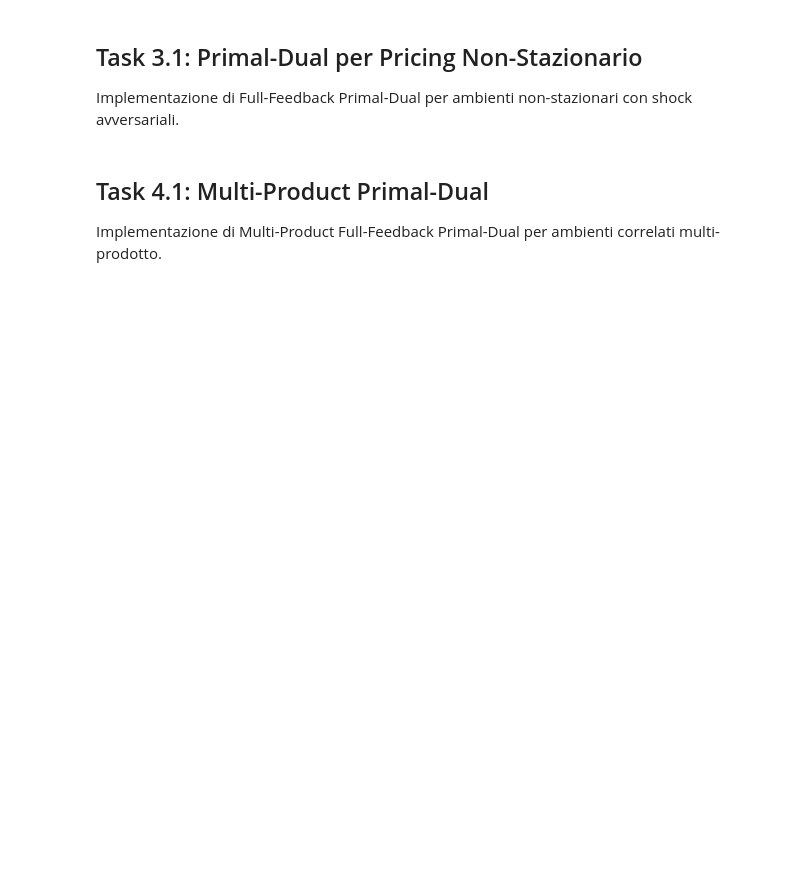
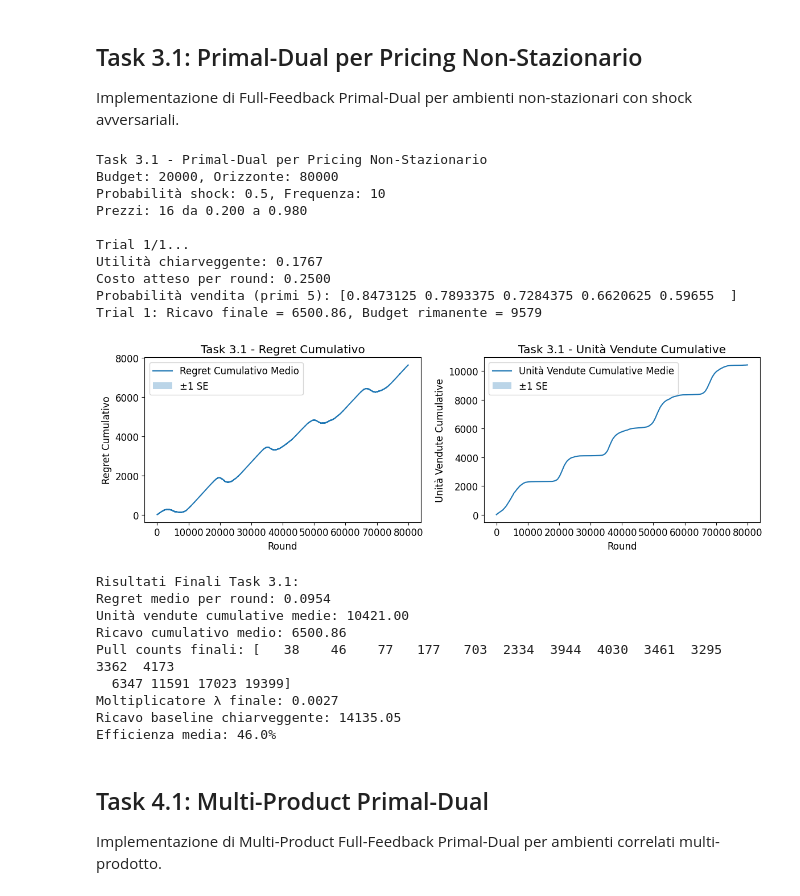
Before and after one commit to aceci0127/Online-Learning-Application-Group-Project, a Jupyter notebook: notebook.ipynb, the cells around one changed output. Saved outputs shown, nothing was run; the diff lists cells and outputs as text; code cells hidden in the pictures; blank space fills up the shorter version.

```diff
--- a/notebook.ipynb
+++ b/notebook.ipynb
@@ -330,8 +328,8 @@ T = 80_000
 B = 20_000
 seed = 17
 shock_prob = 0.50
-freq = 100
-n_trials = 3
+freq = 10
+n_trials = 1
 
 print(f"Task 3.1 - Primal-Dual per Pricing Non-Stazionario")
 print(f"Budget: {B}, Orizzonte: {T}")
@@ -350,7 +348,7 @@ for trial in range(n_trials):
     # Crea ambiente non-stazionario
     env = NonStationaryBudgetedPricingEnvironment(
         prices, T, shock_prob, freq, num_regimes=10000,
-        valuation_type='piecewise_beta', rng=rng
+        valuation_type='beta', rng=rng
     )
 
     # Calcola soluzione chiarveggente per questo trial
@@ -380,7 +378,7 @@ for trial in range(n_trials):
             break
 
         # Full feedback: ottieni la valutazione
-        valuation = env.full_feedback_round()
+        valuation = env.round()
         reward, sold = agent.update(valuation)
 
         cum_reward += reward
@@ -388,33 +386,54 @@ for trial in range(n_trials):
 
         cum_regret += instant_regret
         cum_unit_sold += sold
         regrets.append(cum_regret)
         units_sold.append(cum_unit_sold)
 
     all_regrets.append(regrets)
     all_units_sold.append(units_sold)
     final_rewards.append(cum_reward)
 
     print(f"Trial {trial+1}: Ricavo finale = {cum_reward:.2f}, Budget rimanente = {agent.inventory}")
 
 # Plotting e risultati
 avg_regret, avg_units, min_rounds = plot_results(all_regrets, all_units_sold, n_trials, "Task 3.1 - ")
 
 print(f"\nRisultati Finali Task 3.1:")
 print(f"Regret medio per round: {avg_regret[-1]/min_rounds:.4f}")
 print(f"Unità vendute cumulative medie: {avg_units[-1]:.2f}")
 
 if final_rewards:
     final_rewards = np.array(final_rewards)
     print(f"Ricavo cumulativo medio: {np.mean(final_rewards):.2f}")
 
 # Statistiche sull'agente
 print(f"Pull counts finali: {agent.pull_counts}")
 print(f"Moltiplicatore λ finale: {agent.lmbd:.4f}")
 
 baseline_reward = exp_util * T
 print(f"Ricavo baseline chiarveggente: {baseline_reward:.2f}")
 print(f"Efficienza media: {100*np.mean(final_rewards)/baseline_reward:.1f}%")
+# %% [output]
+Task 3.1 - Primal-Dual per Pricing Non-Stazionario
+Budget: 20000, Orizzonte: 80000
+Probabilità shock: 0.5, Frequenza: 10
+Prezzi: 16 da 0.200 a 0.980
+
+Trial 1/1...
+Utilità chiarveggente: 0.1767
+Costo atteso per round: 0.2500
+Probabilità vendita (primi 5): [0.8473125 0.7893375 0.7284375 0.6620625 0.59655  ]
+Trial 1: Ricavo finale = 6500.86, Budget rimanente = 9579
+[figure, added]
+Risultati Finali Task 3.1:
+Regret medio per round: 0.0954
+Unità vendute cumulative medie: 10421.00
+Ricavo cumulativo medio: 6500.86
+Pull counts finali: [   38    46    77   177   703  2334  3944  4030  3461  3295  3362  4173
+  6347 11591 17023 19399]
+Moltiplicatore λ finale: 0.0027
+Ricavo baseline chiarveggente: 14135.05
+Efficienza media: 46.0%
 # %% [markdown]
 ## Task 4.1: Multi-Product Primal-Dual
 
```
Also changed, not shown: parts of 3 cells of this notebook, 2 other files.
